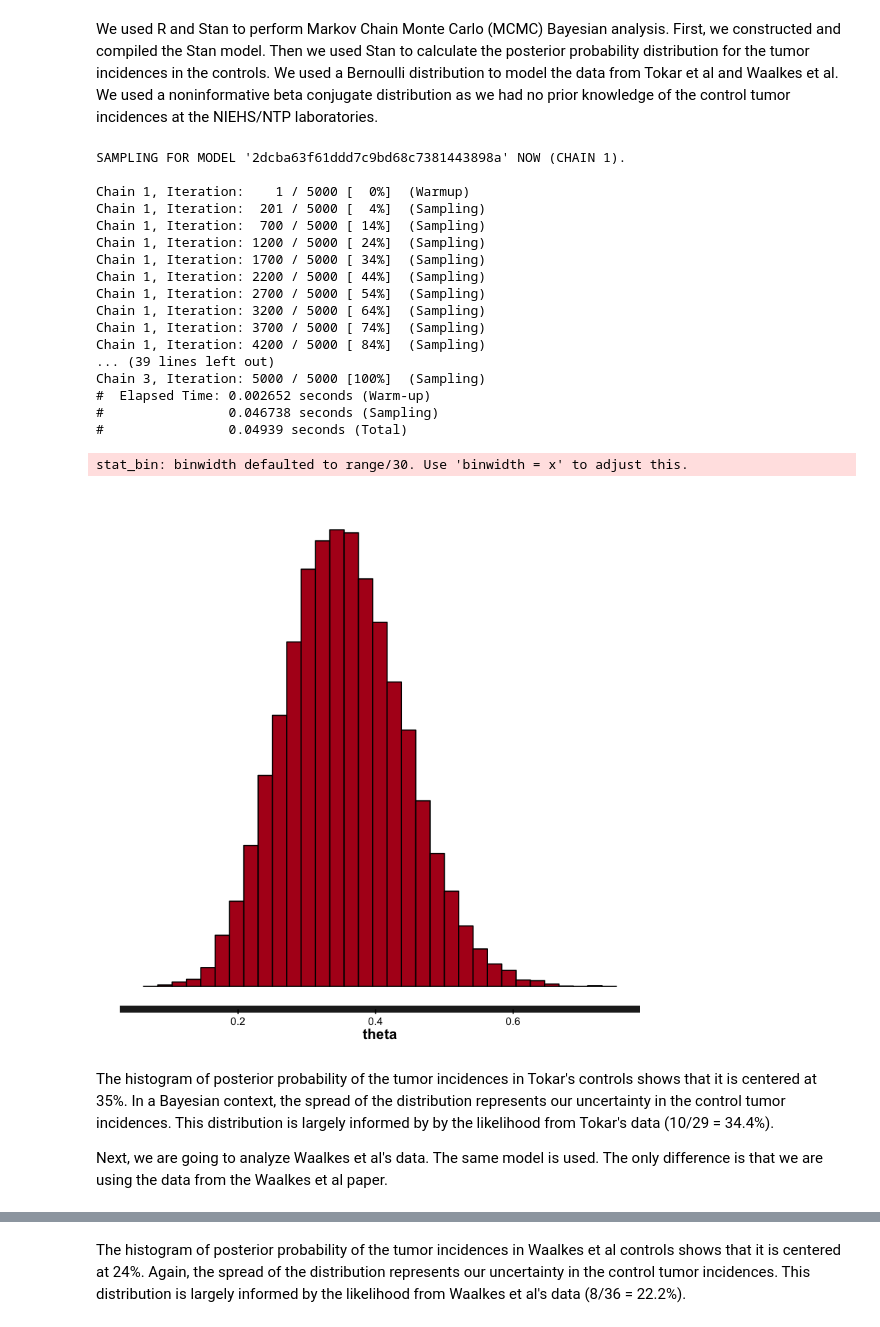
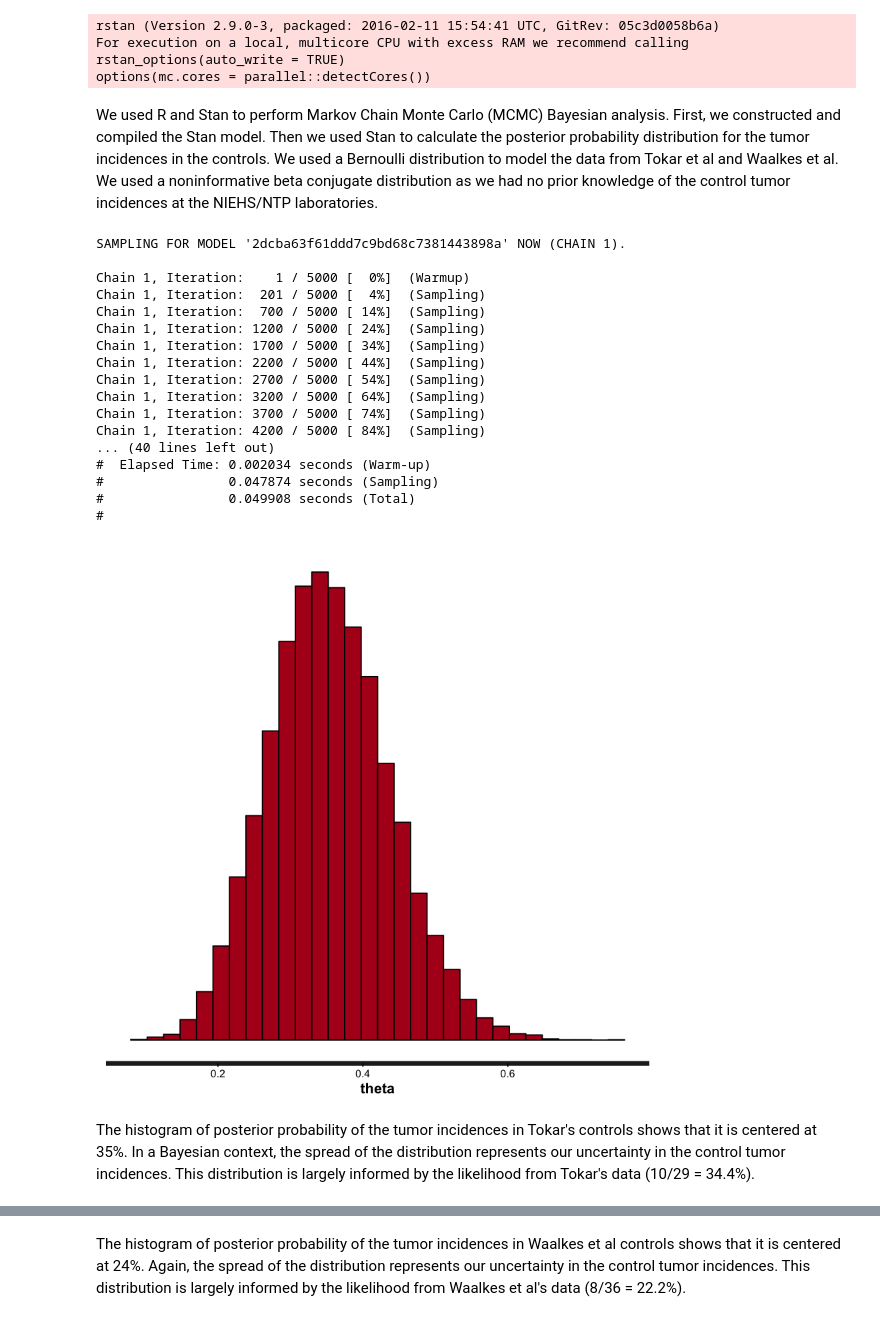
Before and after one commit to DataSciBurgoon/arsenic_mouse_lung_tumor_reanalysis, a Jupyter notebook: Is Waalkes Arsenic Control Tumor Incidence Different From Tokar's-.ipynb, the cells around one changed output, grey strips where cells are left out. Saved outputs shown, nothing was run; the diff lists cells and outputs as text; code cells hidden in the pictures.

```diff
--- a/Is Waalkes Arsenic Control Tumor Incidence Different From Tokar's-.ipynb
+++ b/Is Waalkes Arsenic Control Tumor Incidence Different From Tokar's-.ipynb
@@ -15,10 +16,17 @@ The Tokar et al (http://www.ncbi.nlm.nih.gov/pmc/articles/PMC3003832/) and Waalk
 # %%
 library(ggplot2)
 library(rstan)
-tokar_tumors <- 10
-tokar_animals <- 29
+tokar1_tumors <- 10
+tokar1_animals <- 29
+tokar2_tumors <- 10
+tokar2_animals <- 49
 waalkes_tumors <- 8
 waalkes_animals <- 36
+# %% [output]
+rstan (Version 2.9.0-3, packaged: 2016-02-11 15:54:41 UTC, GitRev: 05c3d0058b6a)
+For execution on a local, multicore CPU with excess RAM we recommend calling
+rstan_options(auto_write = TRUE)
+options(mc.cores = parallel::detectCores())
 # %% [markdown]
 We used R and Stan to perform Markov Chain Monte Carlo (MCMC) Bayesian analysis. First, we constructed and compiled the Stan model. Then we used Stan to calculate the posterior probability distribution for the tumor incidences in the controls. We used a Bernoulli distribution to model the data from Tokar et al and Waalkes et al. We used a noninformative beta conjugate distribution as we had no prior knowledge of the control tumor incidences at the NIEHS/NTP laboratories.
 # %%
@@ -30,45 +38,42 @@ data {
 }
 parameters {
   real <lower=0, upper=1> theta;
 }
 model {
   theta ~ beta(1,1);
   y ~ bernoulli(theta);
 }
 "
 
 stanDso <- stan_model( model_code=tokar_modelString )
 
-N <- tokar_animals
-z <- tokar_tumors
+N <- tokar1_animals
+z <- tokar1_tumors
 y <- c( rep( 1, z), rep( 0, N-z))
 dataList <- list( y = y , N = N )
 
 
 #This is going to do the MCMC for Tokar's data. Note we're using a flat prior.
-stanFit <- sampling( object = stanDso , data = dataList , chains = 3 , iter = 5000 , warmup = 200 , thin = 1 )
-stan_hist(stanFit)
+stanFitT <- sampling( object = stanDso , data = dataList , chains = 3 , iter = 5000 , warmup = 200 , thin = 1)
+quietgg(stan_hist(stanFitT))
 # %% [output]
 SAMPLING FOR MODEL '2dcba63f61ddd7c9bd68c7381443898a' NOW (CHAIN 1).
 
 Chain 1, Iteration:    1 / 5000 [  0%]  (Warmup)
 Chain 1, Iteration:  201 / 5000 [  4%]  (Sampling)
 Chain 1, Iteration:  700 / 5000 [ 14%]  (Sampling)
 Chain 1, Iteration: 1200 / 5000 [ 24%]  (Sampling)
 Chain 1, Iteration: 1700 / 5000 [ 34%]  (Sampling)
 Chain 1, Iteration: 2200 / 5000 [ 44%]  (Sampling)
 Chain 1, Iteration: 2700 / 5000 [ 54%]  (Sampling)
 Chain 1, Iteration: 3200 / 5000 [ 64%]  (Sampling)
 Chain 1, Iteration: 3700 / 5000 [ 74%]  (Sampling)
 Chain 1, Iteration: 4200 / 5000 [ 84%]  (Sampling)
-... (39 lines left out)
-Chain 3, Iteration: 5000 / 5000 [100%]  (Sampling)
-#  Elapsed Time: 0.002652 seconds (Warm-up)
-#                0.046738 seconds (Sampling)
-#                0.04939 seconds (Total)
+... (40 lines left out)
+#  Elapsed Time: 0.002034 seconds (Warm-up)
+#                0.047874 seconds (Sampling)
+#                0.049908 seconds (Total)
+#
-stat_bin: binwidth defaulted to range/30. Use 'binwidth = x' to adjust this.
-[figure, old version]
+[figure, new version]
 # %% [markdown]
-The histogram of posterior probability of the tumor incidences in Tokar's controls shows that it is centered at 35%. In a Bayesian context, the spread of the distribution represents our uncertainty in the control tumor incidences. This distribution is largely informed by by the likelihood from Tokar's data (10/29 = 34.4%).
-
-Next, we are going to analyze Waalkes et al's data. The same model is used. The only difference is that we are using the data from the Waalkes et al paper.
+The histogram of posterior probability of the tumor incidences in Tokar's controls shows that it is centered at 35%. In a Bayesian context, the spread of the distribution represents our uncertainty in the control tumor incidences. This distribution is largely informed by the likelihood from Tokar's data (10/29 = 34.4%).
```
Also changed, not shown: parts of 29 cells of this notebook.
